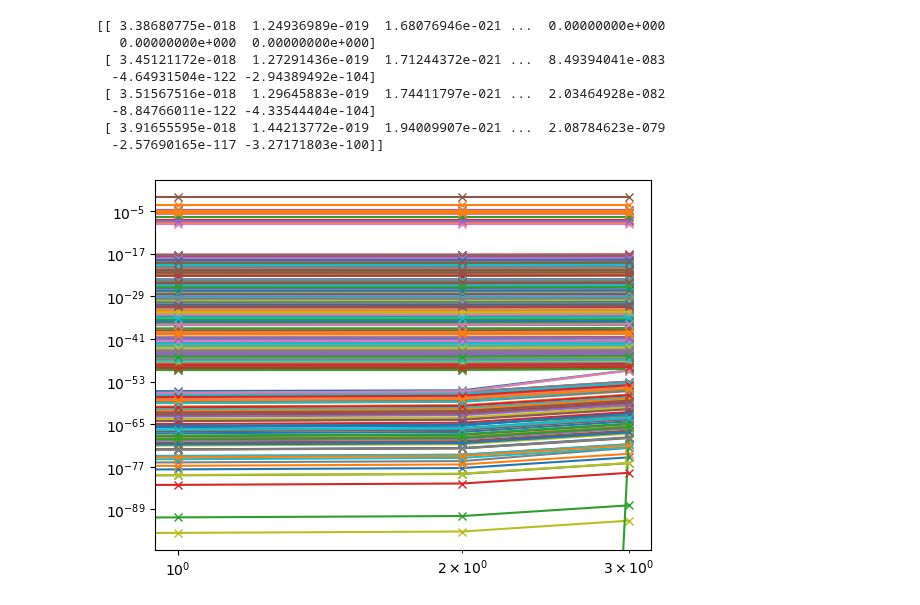
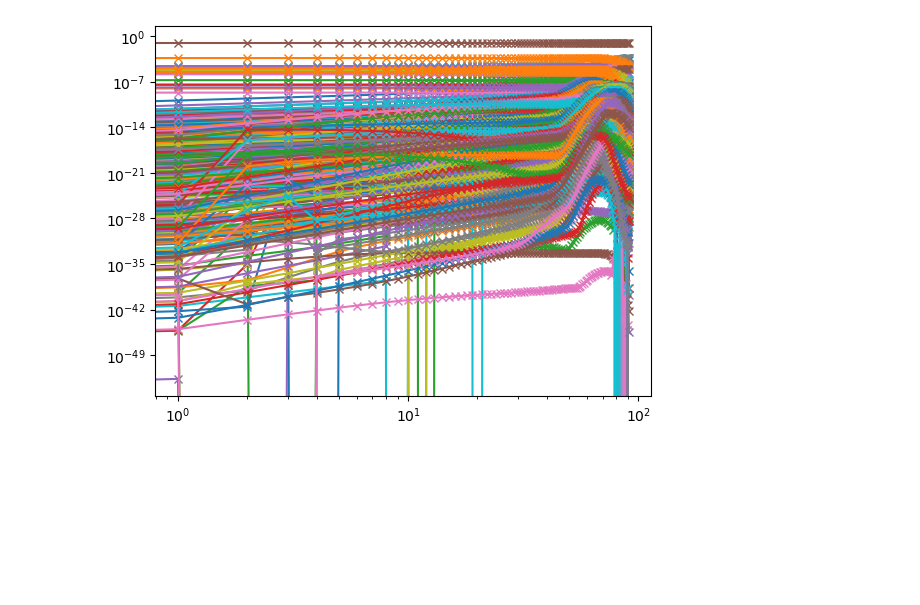
Before and after one commit to silkemaes/ChemPy, a Jupyter notebook: benchmark/get_benchmark.ipynb, the cells around one changed output. Cells and saved outputs as stored; diff of their text form; code cells hidden in the pictures; blank space fills up the shorter version.

```diff
--- a/benchmark/get_benchmark.ipynb
+++ b/benchmark/get_benchmark.ipynb
@@ -81,6 +113,6 @@ def read_data_1Dmodel(file_name):
 # %%
 outpath = '/STER/silkem/ChemTorch/out/'
-dirname = 'bm_1'
+dirname = 'bm_2'
 dirs = listdir(outpath+dirname+'/')
 dirs.remove('meta.json')
 dirs = natsorted(dirs)
@@ -214,16 +251,8 @@ plt.loglog(abs.T)
 # %%
 i = 0
 
-print((abs[i]))
-plt.loglog(abs[i], '-x')
+# print((abs[i]))
+plt.loglog(abs, '-x')
 plt.show()
 # %% [output]
-[[ 3.38680775e-018  1.24936989e-019  1.68076946e-021 ...  0.00000000e+000
-   0.00000000e+000  0.00000000e+000]
- [ 3.45121172e-018  1.27291436e-019  1.71244372e-021 ...  8.49394041e-083
-  -4.64931504e-122 -2.94389492e-104]
- [ 3.51567516e-018  1.29645883e-019  1.74411797e-021 ...  2.03464928e-082
-  -8.84766011e-122 -4.33544404e-104]
- [ 3.91655595e-018  1.44213772e-019  1.94009907e-021 ...  2.08784623e-079
-  -2.57690165e-117 -3.27171803e-100]]
-[figure, old version]
+[figure, new version]
```
Also changed, not shown: parts of 7 cells of this notebook, 2 other files.
